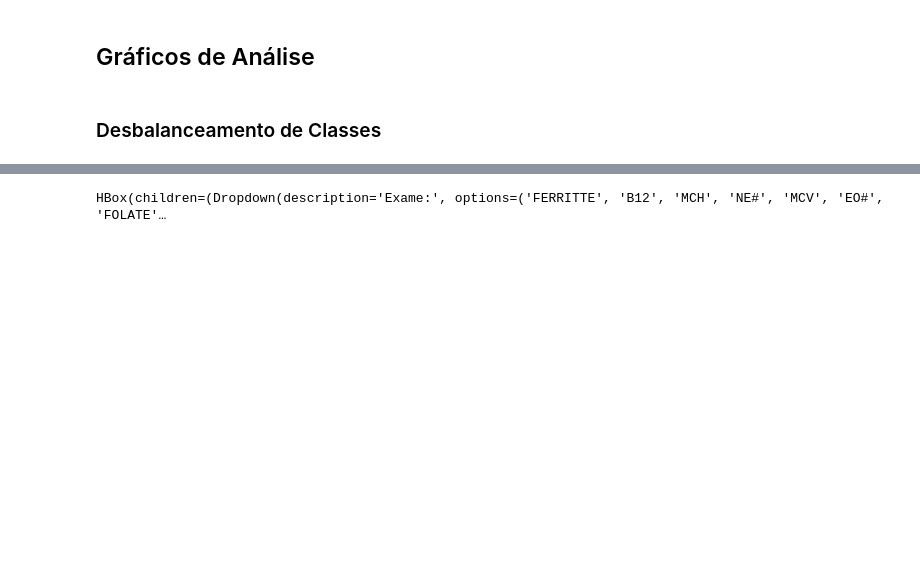
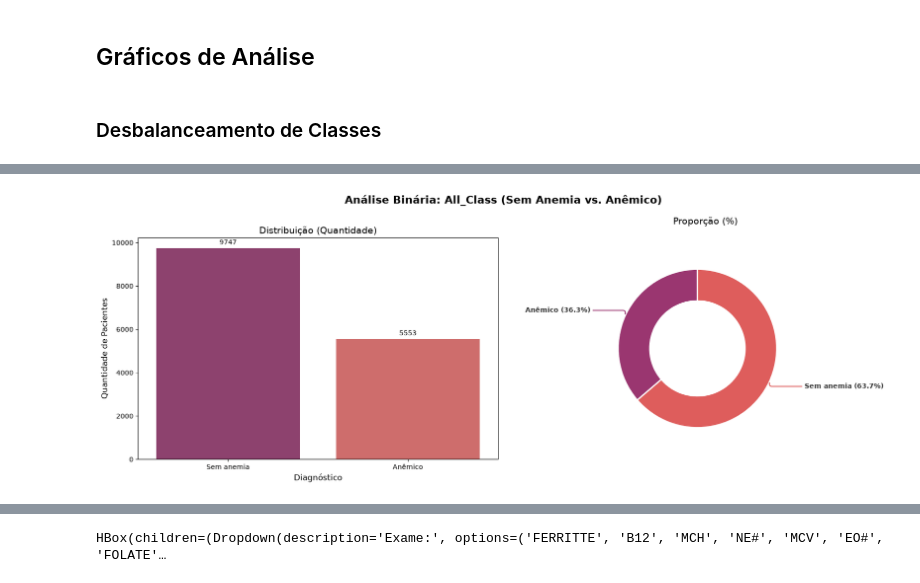
Before and after one commit to LuxLucas/anemia_ml_project, a Jupyter notebook: src/initial_analysis.ipynb, the cells around one changed output, grey strips where cells are left out. Drawn from its saved outputs; the diff is of its cells as text; code cells hidden in the pictures; blank space fills up the shorter version.

Commit message:
:sparkles: feat: adicionar gráficos observando destribuição de anêmicos e não anêmicos, gênero dos pacientes

```diff
--- a/src/initial_analysis.ipynb
+++ b/src/initial_analysis.ipynb
@@ -138,0 +211,22 @@ plt.show()
+# %%
+colunas_binarias = {
+    "All_Class": {
+        0: "Sem anemia",
+        1: "Anêmico",
+        2: "Anêmico",
+        3: "Anêmico",
+        4: "Anêmico",
+    }
+}
+
+plotar_distribuicao_coluna(
+    dataset,
+    coluna=col,
+    mapa_nomes=mapa,
+    titulo_geral=f"Análise Binária: {col} (Sem Anemia vs. Anêmico)",
+    xlabel="Diagnóstico",
+    rotacao_x=0,
+    paleta="flare",
+)
+# %% [output]
+[figure, added]
```
Also changed, not shown: parts of 12 cells of this notebook.
